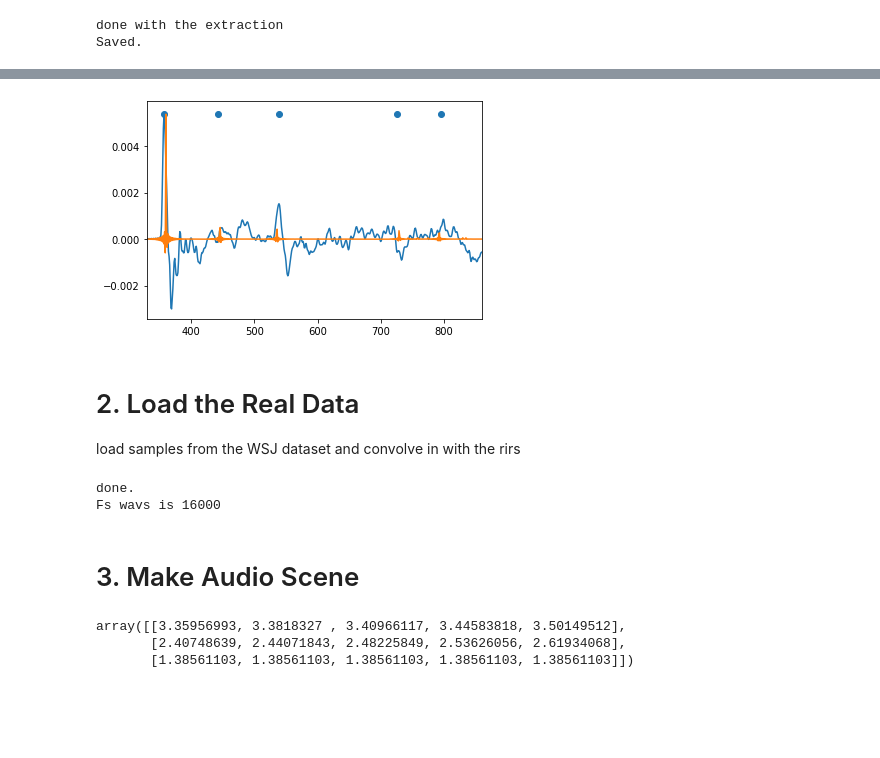
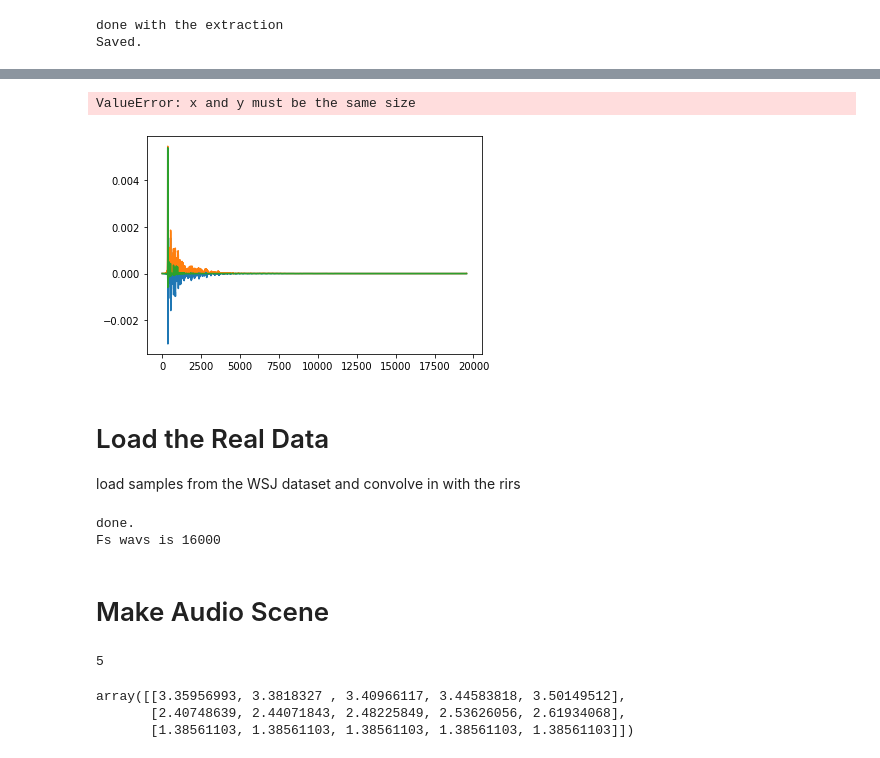
Before and after one commit to Chutlhu/dEchorate, a Jupyter notebook: notebooks/Echo aware Beamforming.ipynb, the cells around one changed output, grey strips where cells are left out. Drawn from its saved outputs; the diff is of its cells as text; code cells hidden in the pictures; blank space fills up the shorter version.

```diff
--- a/notebooks/Echo aware Beamforming.ipynb
+++ b/notebooks/Echo aware Beamforming.ipynb
@@ -122,19 +154,22 @@ Saved.
 # %%
 # Plot on sample
-
 i, j, d = (0, 0, 0)
 
 a = np.max(np.abs(rirs_real[:, i, j, d]))
 t1  = np.argmax(rirs_synt[:, i, j, d])
+
+
 plt.plot(rirs_real[:, i, j, d])
+plt.plot(envelope(rirs_real[:, i, j, d]))
 plt.plot(a * normalize(rirs_synt[:, i, j, d]))
-plt.scatter(toas_peak[:, i, j]*Fs, a*np.ones_like(toas_peak[:, i, j]))
+plt.scatter(toas, amps)
 plt.xlim(t1 - 30, t1+500)
 plt.show()
 # %% [output]
+ValueError: x and y must be the same size
-[figure, old version]
+[figure, new version]
 # %% [markdown]
-# 2. Load the Real Data
+# Load the Real Data
 load samples from the WSJ dataset and convolve in with the rirs
 # %%
 data_dir = curr_dir + 'TIMIT_long_nili/'
@@ -157,13 +192,17 @@ print('Fs wavs is', fs)
 done.
 Fs wavs is 16000
 # %% [markdown]
-# 3. Make Audio Scene
+# Make Audio Scene
 # %%
 d = 0 # first dataset
 h_ = rirs_real[:, :, :, d] # real rirs
 r = 0 # reference mic
-inr = 30
-snr = 50
+inr = 15 # dB
+snr = 20 # dB
+sir = snr - inr # dB
+print(sir)
+# %% [output]
+5
 # %%
 mic_pos = mics
 mic_pos
```
Also changed, not shown: parts of 35 cells of this notebook, 2 other files.
